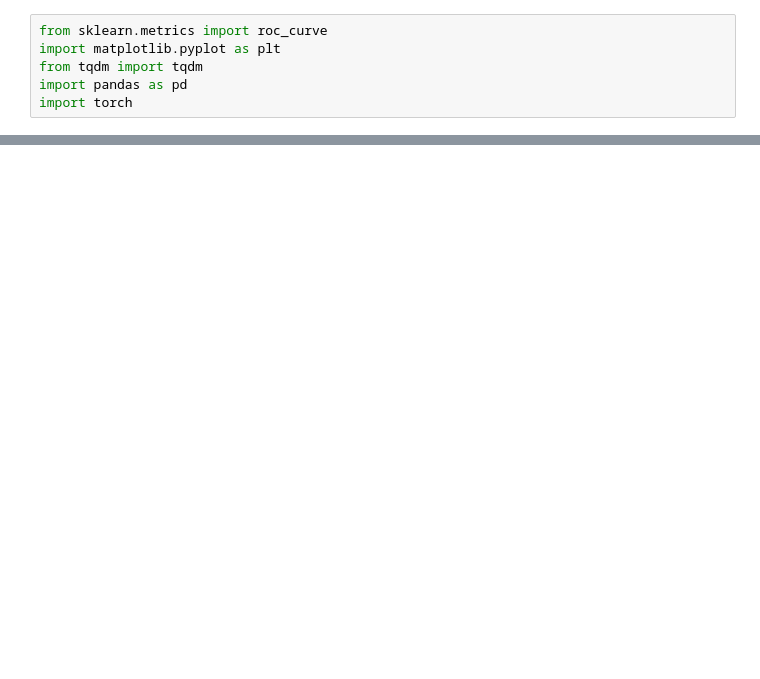
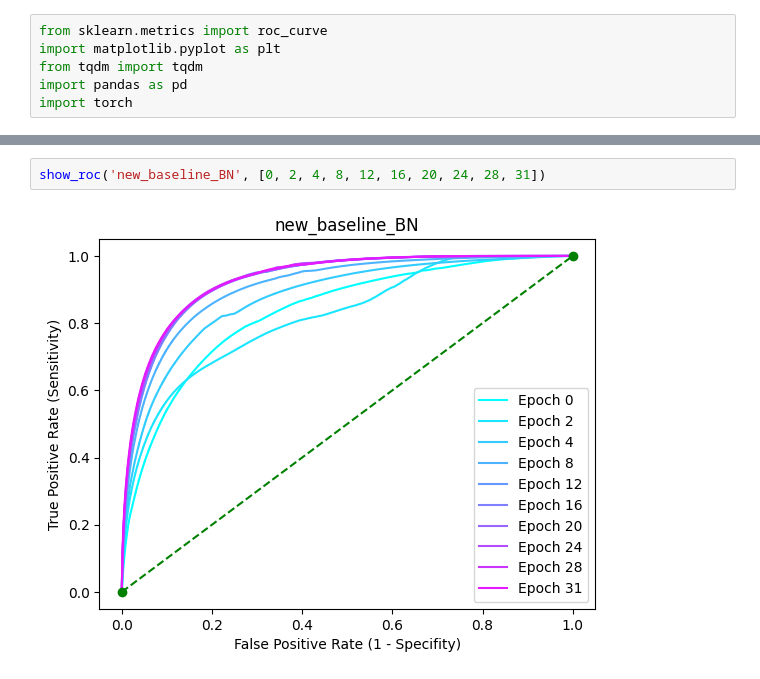
Before and after one commit to JulianBvW/Wearable-Sleep-Event-Detection, a Jupyter notebook: Notebooks/30_roc_curve_for_new_baseline.ipynb, the cells around one changed output, grey strips where cells are left out. Saved outputs shown, nothing was run; the diff lists cells and outputs as text; blank space fills up the shorter version.

```diff
--- a/Notebooks/30_roc_curve_for_new_baseline.ipynb
+++ b/Notebooks/30_roc_curve_for_new_baseline.ipynb
@@ -24,0 +25,4 @@ show_roc('new_baseline_failsafe', [0, 1, 5, 10, 20, 30, 32])
+# %%
+show_roc('new_baseline_BN', [0, 2, 4, 8, 12, 16, 20, 24, 28, 31])
+# %% [output]
+[figure, added]
```
Also changed, not shown: parts of 3 cells of this notebook.
